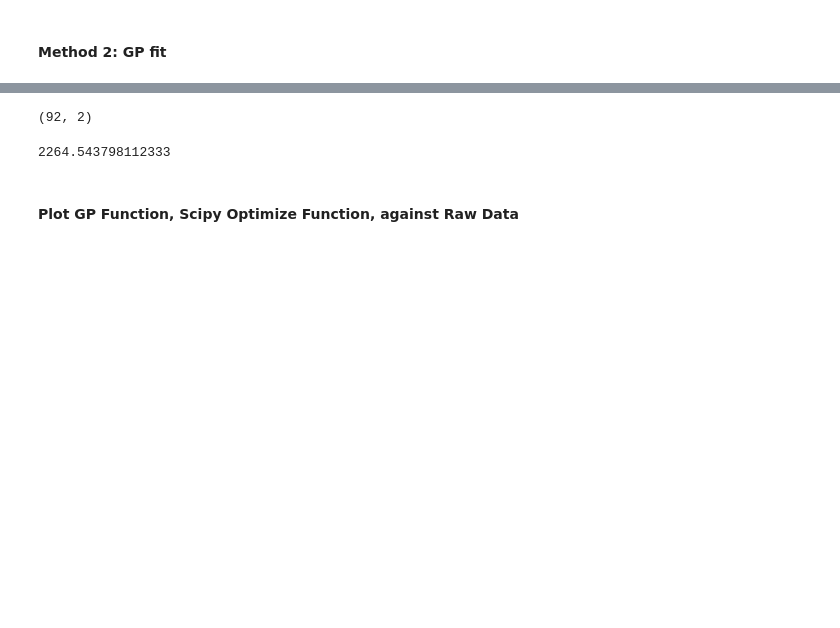
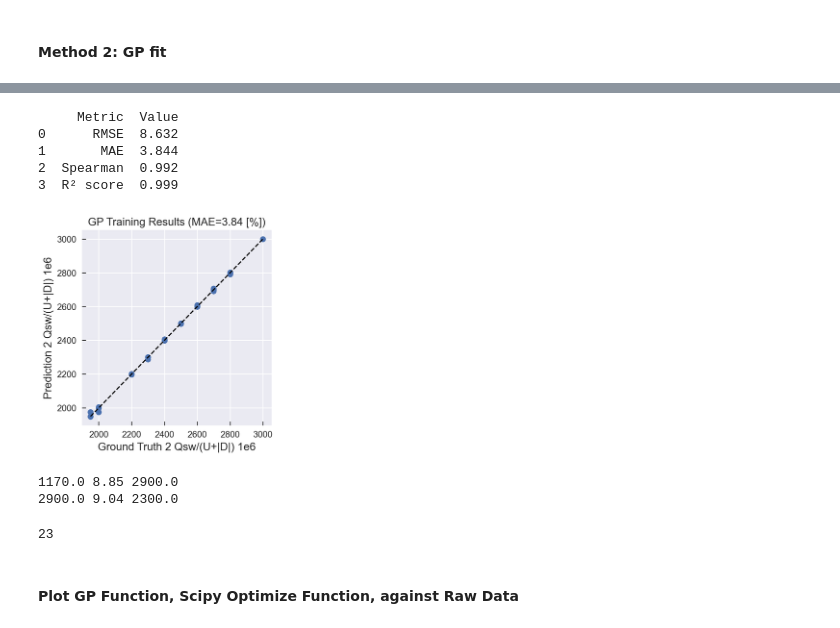
Before and after one commit to vtjong/Bayesian-Optimization-Ferroelectrics, a Jupyter notebook: src/ferro-gp guineapig.ipynb, the cells around one changed output, grey strips where cells are left out. Saved outputs shown, nothing was run; the diff lists cells and outputs as text; code cells hidden in the pictures; blank space fills up the shorter version.

```diff
--- a/src/ferro-gp guineapig.ipynb
+++ b/src/ferro-gp guineapig.ipynb
@@ -516,9 +511,20 @@ dir = "/Users/valenetjong/Bayesian-Optimization-Ferroelectrics/data/"
 file = "MKS_Ophir_joulemeter_readings.xlsx"
 df = pd.read_excel(dir+file, sheet_name="Sheet2").dropna() # read and drop NaN values
 print(df)
+
 time_bol_dat = df['Pulse width'].values
 energy_den_bol_dat = df['optical read (J/cm^2)'].values
 volts_bol_dat = df['Voltage Setting'].values
+
+# define scaler
+post_scaler = MinMaxScaler()
+
+# make, scale training set
+x_exp = np.stack((time_bol_dat, energy_den_bol_dat), axis=1)
+post_scaler.fit(x_exp)
+x_exp = post_scaler.transform(x_exp)
+y_exp = np.reshape(volts_bol_dat, (-1, 1))
+X, Y = [x_exp, y_exp]
 # %% [output]
      Voltage Setting  Pulse width  optical read (J/cm^2)
 0             2200.0        500.0                   1.92
@@ -646,0 +641,8 @@ reconstraining parameters Mat52.variance
+# %%
+# define GP model
+kernel = GPy.kern.Matern52(input_dim = len(X[0]), ARD =True)#
+kernel.lengthscale.constrain_bounded(1e-2, 1)
+kernel.variance.constrain_bounded(1e-2, 1000.0)
+model_volt = GPRegression(X , -Y, kernel)
+model_volt.Gaussian_noise.variance = 0.15
+model_volt.Gaussian_noise.variance.fix()
@@ -647,7 +665,7 @@ reconstraining parameters Mat52.variance
 # %%
-model_gpy.optimize_restarts(num_restarts=30, verbose =False, messages=False) # fit to training data, select best hyperparameters out of num_restarts
-objective_model = GPyModelWrapper(model_gpy)
-print(objective_model.model.kern.lengthscale)
-print(objective_model.model.kern.variance)
+# train model
+model_volt.optimize_restarts(num_restarts=30, verbose =False, messages=False) # fit to training data, select best hyperparameters out of num_restarts
+objective_model = GPyModelWrapper(model_volt)
+print(objective_model.model.kern.lengthscale, '\n', objective_model.model.kern.variance)
 # %% [output]
   index  |  GP_regression.Mat52.lengthscale  |  constraints  |  priors
@@ -705,11 +676,37 @@ MAE: 3.84   RMSE: 8.63   spearman: 0.992   R² score: 0.999
-# %%
-print(X.shape)
-# %% [output]
-(92, 2)
-# %%
-print(f_obj(x_normalizer(np.array([2900, 9.04]).reshape(1,2)))[0].item()*-1)
-# %% [output]
-2264.543798112333
+# %%
+# predict training set
+gp_func =  objective_model.model.predict
+y_pred, y_err = gp_func(X)
+y_pred, y_err = -y_pred[:,-1], np.sqrt(y_err[:,-1])
+# %%
+plot_gp_res(y_exp, y_pred, None)
+# %% [output]
+     Metric  Value
+0      RMSE  8.632
+1       MAE  3.844
+2  Spearman  0.992
+3  R² score  0.999
+[figure, added]
+# %%
+# get voltage of prediction points
+get_pos_volt = lambda pt: round(-1*(gp_func(pt)[0].item()),-2)
+ucb_pt, nlcd_pt = np.array(ucb_pt).reshape(1,2), np.array(nlcd_pt).reshape(1,2)
+ucb_pt_scaled, nlcd_pt_scaled = post_scaler.transform(ucb_pt), post_scaler.transform(nlcd_pt)
+print(ucb_pt[0][0], ucb_pt[0][1], get_pos_volt(ucb_pt_scaled))
+print(nlcd_pt[0][0], nlcd_pt[0][1], get_pos_volt(nlcd_pt_scaled))
+
+# write to csv
+dir = "/Users/valenetjong/Bayesian-Optimization-Ferroelectrics/predictions/"
+file_out = "final_preds.csv"
+file = open(dir + file_out, "a", encoding="utf-8")
+file.write("\nGP fit predictions: \n")
+file.write("Type \t Time (ms) \t Energy density(J\cm^2) \t Voltage()\n")
+file.write("UCB\t" + ": " + str(ucb_pt[0][0]/1000) + "\t" + str(ucb_pt[0][1]) +"\t" + str(get_pos_volt(ucb_pt_scaled)) + "\n")
+file.write("NLCB\t" + ": " + str(nlcd_pt[0][0]/1000) + "\t" + str(nlcd_pt[0][1]) +"\t" + str(get_pos_volt(nlcd_pt_scaled)) + "\n")
+# %% [output]
+1170.0 8.85 2900.0
+2900.0 9.04 2300.0
+23
 # %% [markdown]
 #### Plot GP Function, Scipy Optimize Function, against Raw Data
 # %%
```
Also changed, not shown: parts of 25 cells of this notebook, 3 other files.
